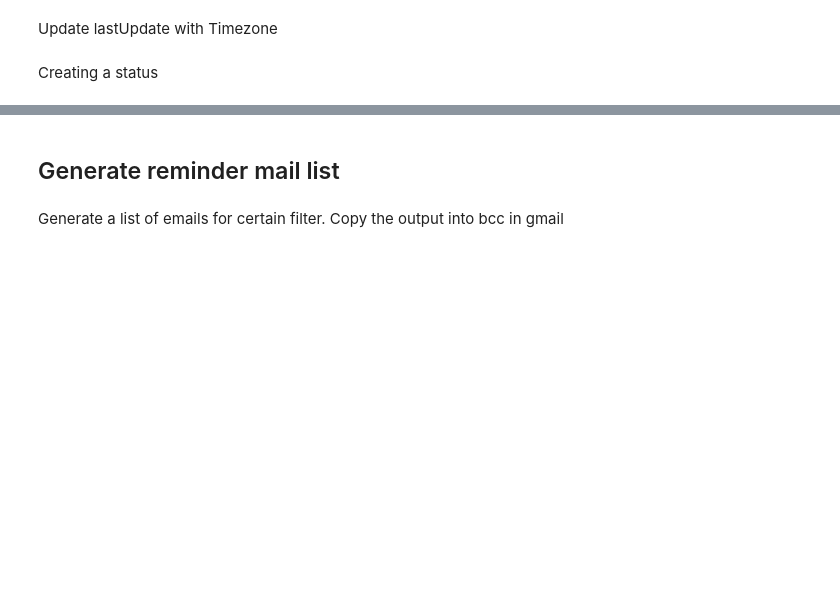
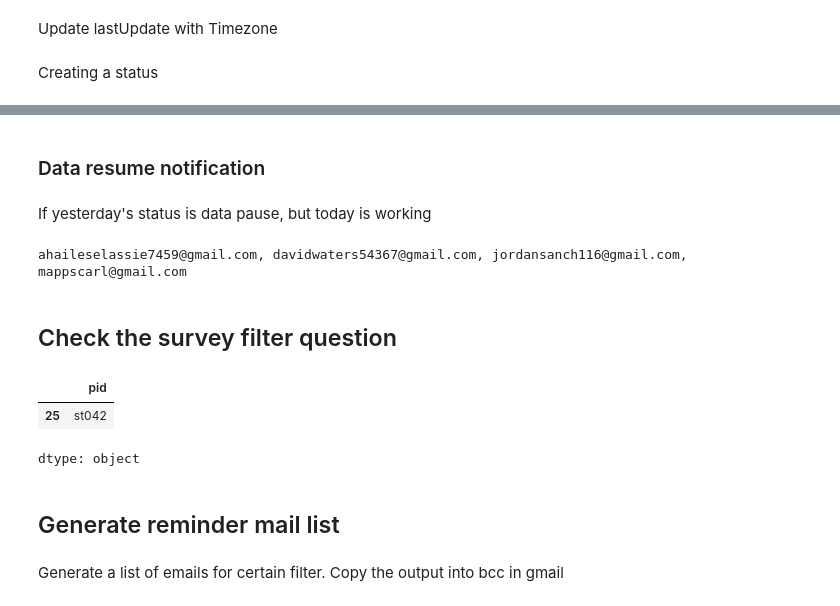
Before and after one commit to jzheng23/colab, a Jupyter notebook: Screen_time_firebase_monitor.ipynb, the cells around one changed output, grey strips where cells are left out. Cells and saved outputs as stored; diff of their text form; code cells hidden in the pictures; blank space fills up the shorter version.

```diff
--- a/Screen_time_firebase_monitor.ipynb
+++ b/Screen_time_firebase_monitor.ipynb
@@ -755,3 +1008,37 @@ janel_df.to_csv(google_drive_data_path + '/Participants from Janel noted.csv', i
+# %% [markdown]
+### Data resume notification
+# %% [markdown]
+If yesterday's status is data pause, but today is working
+# %%
+yesterday_col = next(col for col in [yesterday_str, int(yesterday_str)] if col in df.columns)
+
+# Create masks for the conditions
+today_started_mask = df[today_col] == 'started'
+yesterday_paused_mask = df[yesterday_col] == 'data paused'
+
+# Get emails that meet both conditions
+resume_emails = df.loc[today_started_mask & yesterday_paused_mask, 'Email']
+
+# Convert to comma-separated string
+email_list = ', '.join(resume_emails)
+
+print(email_list)
+# %% [output]
+ahaileselassie7459@gmail.com, davidwaters54367@gmail.com, jordansanch116@gmail.com, mappscarl@gmail.com
+# %% [markdown]
+## Check the survey filter question
+# %%
+survey_data = pd.read_csv(google_drive_data_path + '/survey_responses.csv')
+# %%
+# prompt: filter by q_13 != 0
+
+# Assuming 'q_13' is a column in your survey_data DataFrame
+filtered_survey_data = survey_data[survey_data['q_13'] != 0]
+filtered_survey_data['pid']
+# %% [output]
+|  | pid |
+| 25 | st042 |
+dtype: object
 # %% [markdown]
 ## Generate reminder mail list
 # %% [markdown]
```
Also changed, not shown: parts of 55 cells of this notebook.
